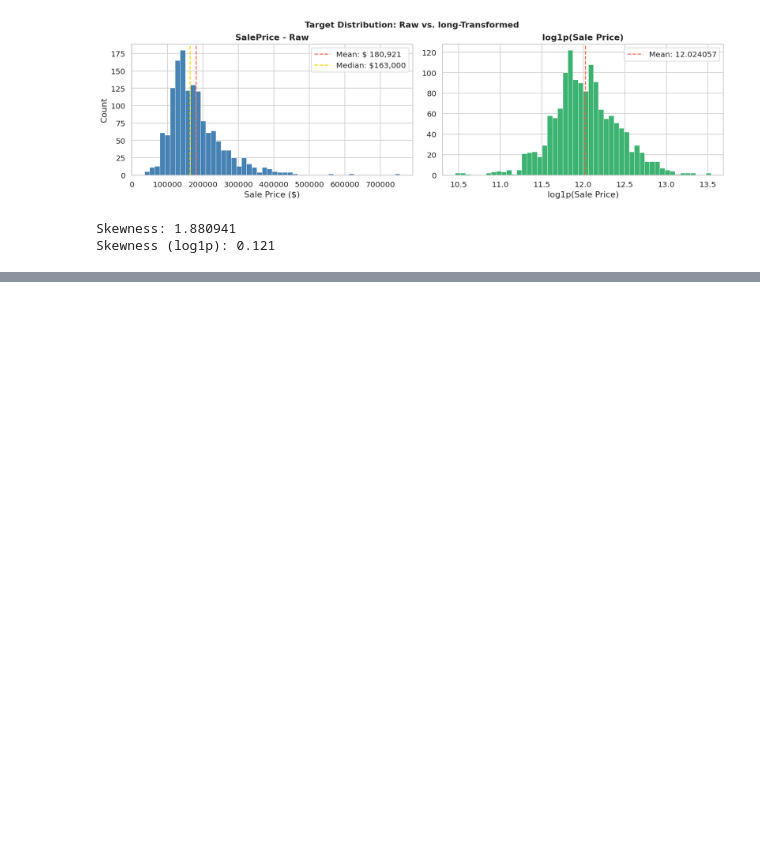
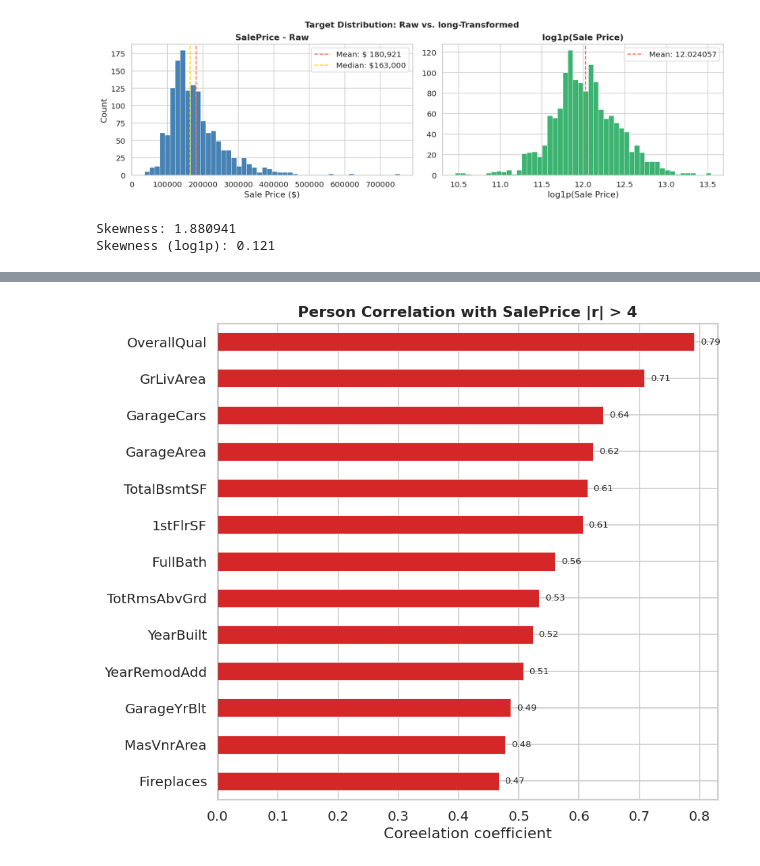
Before and after one commit to abderrazzakchafi/house-prices-advanced-regression, a Jupyter notebook: House-Prices-Regression.ipynb, the cells around one changed output, grey strips where cells are left out. Cells and saved outputs as stored; diff of their text form; code cells hidden in the pictures; blank space fills up the shorter version.

```diff
--- a/House-Prices-Regression.ipynb
+++ b/House-Prices-Regression.ipynb
@@ -194,0 +199,20 @@ NameError: name 'pct' is not defined
+# %%
+num_cols = train.select_dtypes(include=['int64', 'float64']).columns.tolist()
+corr_with_price = train[num_cols].corr()['SalePrice'].drop('SalePrice').sort_values()
+top_corr = corr_with_price[abs(corr_with_price) > 0.4]
+
+fig, ax=plt.subplots(figsize=(8,7))
+colors = ['#d62728' if c > 0 else '#1f77b8' for c in top_corr]
+top_corr.plot(kind='barh', ax=ax, color=colors, edgecolor='white', linewidth=0.5)
+ax.axvline(0, color='black', linewidth=0.8)
+ax.set_title('Person Correlation with SalePrice |r| > 4', fontweight='bold')
+ax.set_xlabel('Coreelation coefficient')
+
+for i, (val, bar) in enumerate(zip(top_corr, ax.patches)):
+    ax.text(val + (0.01 if val >= 0 else -0.01), bar.get_y() + bar.get_height() / 2,
+    f'{val:.2f}', va='center', ha='left' if val >= 0 else 'right', fontsize=8)
+
+plt.tight_layout()
+plt.show()
+# %% [output]
+[figure, added]
```
Also changed, not shown: parts of 3 cells of this notebook.
